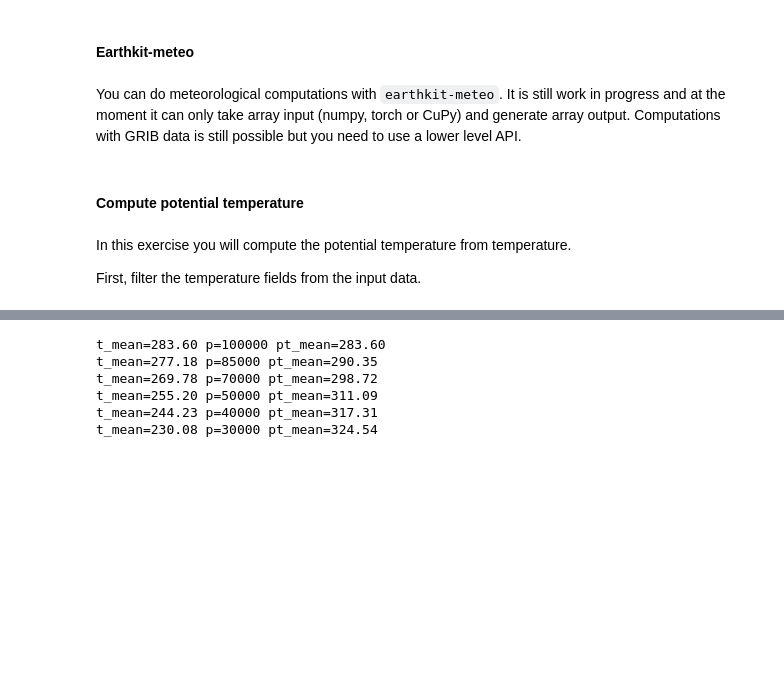
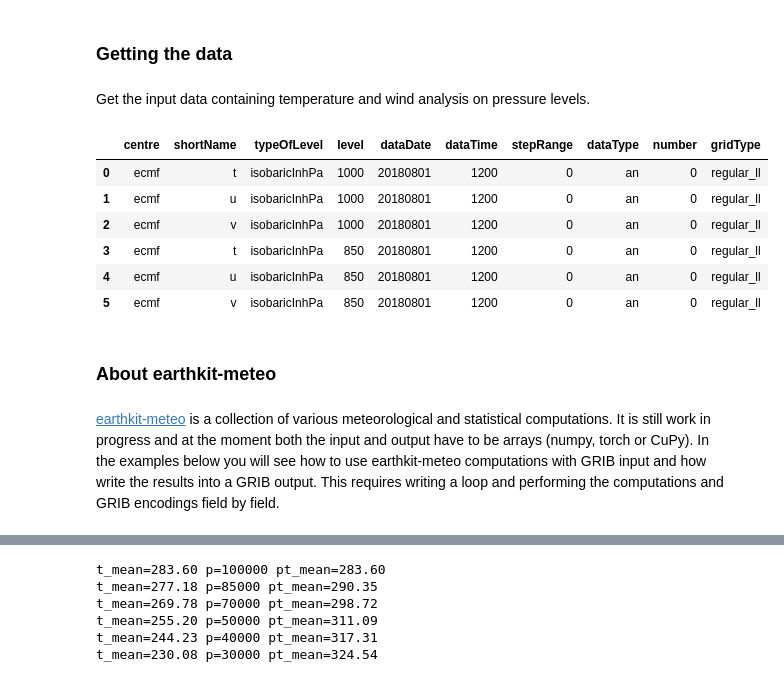
Before and after one commit to ecmwf-training/2025-computing-training-week, a Jupyter notebook: earthkit/meteo.ipynb, the cells around one changed output, grey strips where cells are left out. Saved outputs shown, nothing was run; the diff lists cells and outputs as text; code cells hidden in the pictures; blank space fills up the shorter version.

```diff
--- a/earthkit/meteo.ipynb
+++ b/earthkit/meteo.ipynb
@@ -5,15 +12,21 @@ In this notebook you will:
+# %% [markdown]
+### Getting the data
+# %% [markdown]
+Get the input data containing temperature and wind analysis on pressure levels.
 # %%
-import earthkit.data as ekd
-import earthkit.meteo as ekm
+import earthkit as ek
 
-ds = ekd.from_source("sample", "tuv_pl_2x2.grib")
+ds = ek.data.from_source("sample", "tuv_pl_2x2.grib")
+ds.head(6)
+# %% [output]
+|  | centre | shortName | typeOfLevel | level | dataDate | dataTime | stepRange | dataType | number | gridType |
+| 0 | ecmf | t | isobaricInhPa | 1000 | 20180801 | 1200 | 0 | an | 0 | regular_ll |
+| 1 | ecmf | u | isobaricInhPa | 1000 | 20180801 | 1200 | 0 | an | 0 | regular_ll |
+| 2 | ecmf | v | isobaricInhPa | 1000 | 20180801 | 1200 | 0 | an | 0 | regular_ll |
+| 3 | ecmf | t | isobaricInhPa | 850 | 20180801 | 1200 | 0 | an | 0 | regular_ll |
+| 4 | ecmf | u | isobaricInhPa | 850 | 20180801 | 1200 | 0 | an | 0 | regular_ll |
+| 5 | ecmf | v | isobaricInhPa | 850 | 20180801 | 1200 | 0 | an | 0 | regular_ll |
-# %% [markdown]
-#### Earthkit-meteo
+# %% [markdown]
+### About earthkit-meteo
 # %% [markdown]
-You can do meteorological computations with ``earthkit-meteo``. It is still work in progress and at the moment it can only take array input  (numpy, torch or CuPy) and generate array output. Computations with GRIB data is still possible but you need to use a lower level API.
+[earthkit-meteo](https://earthkit-meteo.readthedocs.io/en/latest/) is a collection of various meteorological and statistical computations. It is still work in progress and at the moment both the input and output have to be arrays (numpy, torch or CuPy). In the examples below you will see how to use earthkit-meteo computations with GRIB input and how write the results into a GRIB output. This requires writing a loop and performing the computations and GRIB encodings field by field.
-# %% [markdown]
-#### Compute potential temperature
-# %% [markdown]
-In this exercise you will compute the potential temperature from temperature.
-
-First, filter the temperature fields from the input data.
```
Also changed, not shown: parts of 20 cells of this notebook, 2 other files.
